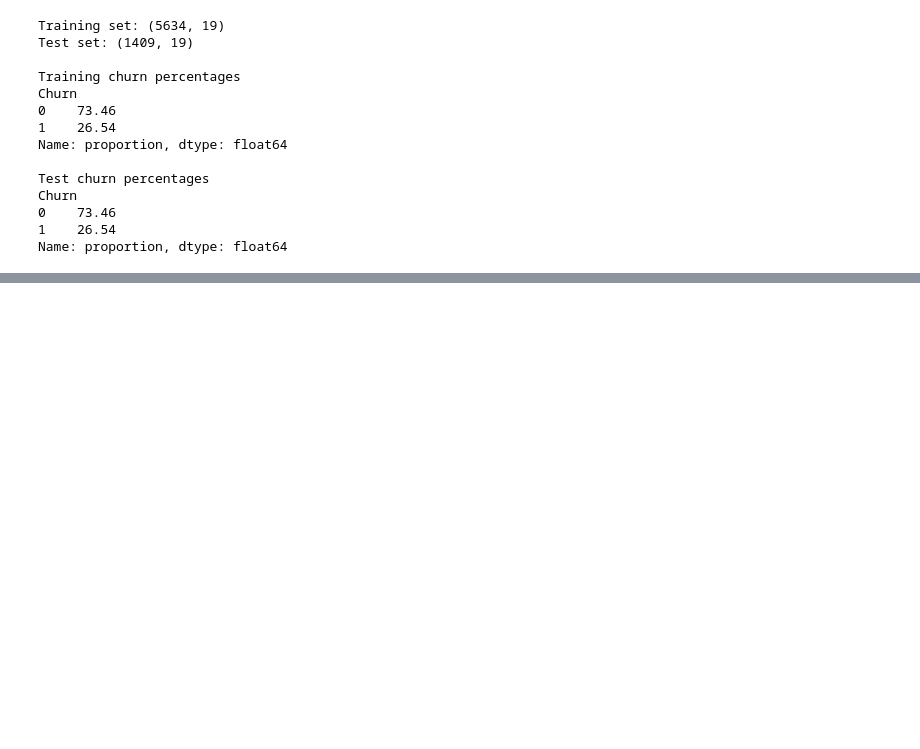
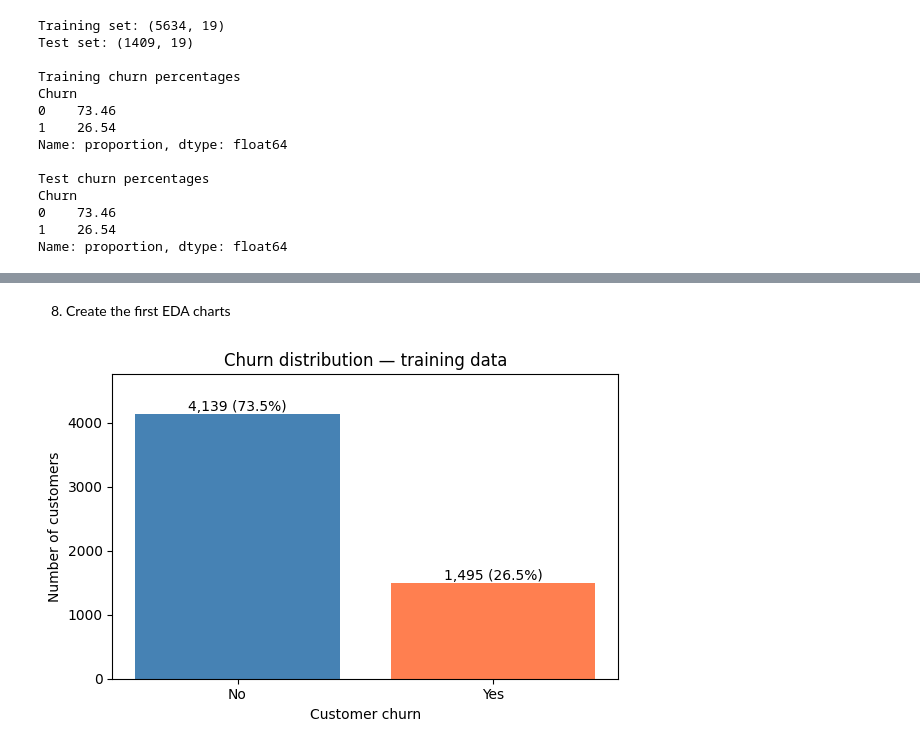
Before and after one commit to KCGSPerera/CM2604-Telco-Customer-Churn, a Jupyter notebook: CM2604_Telco_Customer_Churn.ipynb, the cells around one changed output, grey strips where cells are left out. Saved outputs shown, nothing was run; the diff lists cells and outputs as text; code cells hidden in the pictures; blank space fills up the shorter version.

Commit message:
Add training-data EDA summaries and churn comparison plots

```diff
--- a/CM2604_Telco_Customer_Churn.ipynb
+++ b/CM2604_Telco_Customer_Churn.ipynb
@@ -241,0 +300,28 @@ Name: proportion, dtype: float64
+# %% [markdown]
+8. Create the first EDA charts
+# %%
+# Chart 1: training target distribution
+counts = train_eda["Churn"].value_counts().reindex(["No", "Yes"])
+
+fig, ax = plt.subplots(figsize=(6, 4))
+bars = ax.bar(counts.index, counts.values, color=["steelblue", "coral"])
+
+for bar, count in zip(bars, counts.values):
+    ax.text(
+        bar.get_x() + bar.get_width() / 2,
+        count,
+        f"{count:,} ({count / counts.sum():.1%})",
+        ha="center",
+        va="bottom"
+    )
+
+ax.set(
+    title="Churn distribution — training data",
+    xlabel="Customer churn",
+    ylabel="Number of customers"
+)
+ax.margins(y=0.15)
+plt.tight_layout()
+plt.show()
+# %% [output]
+[figure, added]
```
Also changed, not shown: parts of 5 cells of this notebook.
